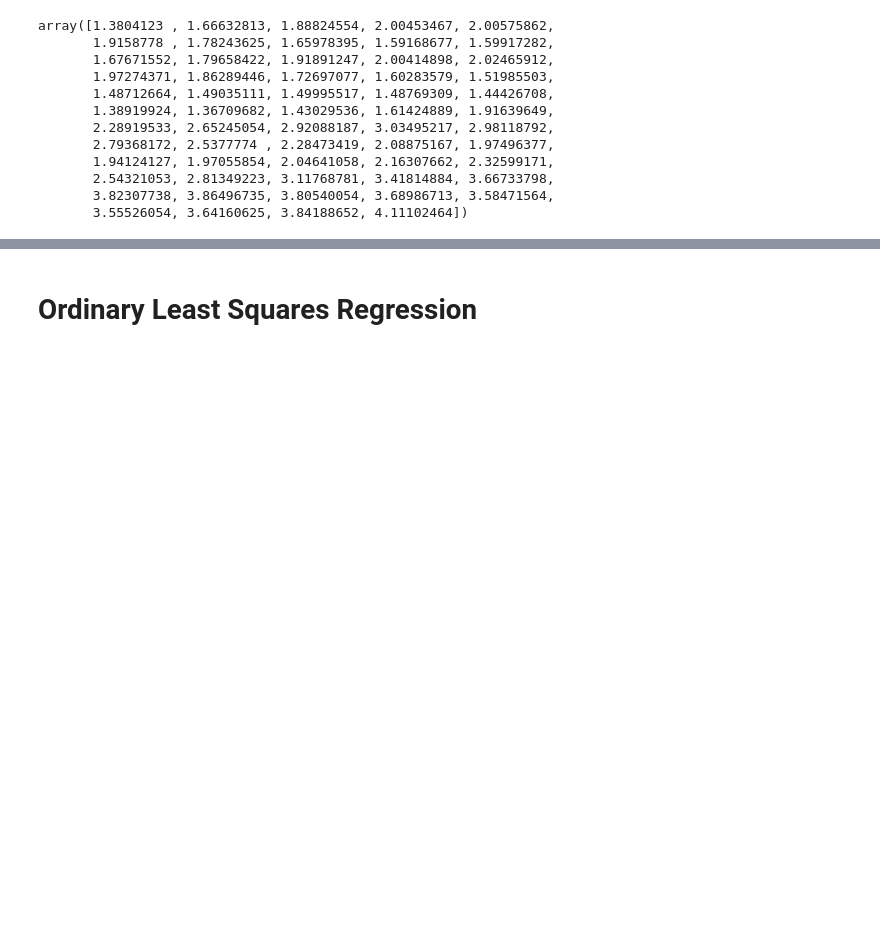
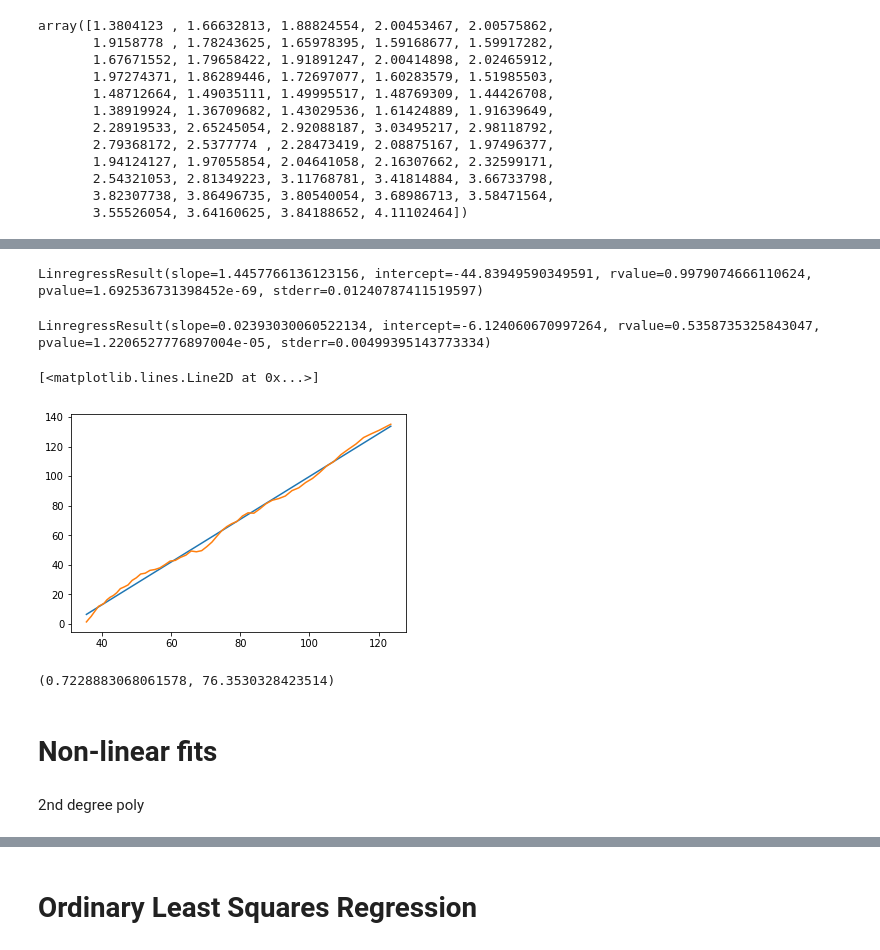
Before and after one commit to rursino/carbon-cycle-feedbacks, a Jupyter notebook: Peylin_flux/Notebooks/friedlingstein_eqns.ipynb, the cells around one changed output, grey strips where cells are left out. Cells and saved outputs as stored; diff of their text form; code cells hidden in the pictures; blank space fills up the shorter version.

```diff
--- a/Peylin_flux/Notebooks/friedlingstein_eqns.ipynb
+++ b/Peylin_flux/Notebooks/friedlingstein_eqns.ipynb
@@ -222,0 +248,23 @@ rolling_trend(pd.DataFrame({"vals": bandpass(ocean, 1/25)}, index=land.index),
+# %%
+stat = stats.linregress(CC, landd)
+stat
+# %% [output]
+LinregressResult(slope=1.4457766136123156, intercept=-44.83949590349591, rvalue=0.9979074666110624, pvalue=1.692536731398452e-69, stderr=0.01240787411519597)
+# %%
+stats.linregress(C, land)
+# %% [output]
+LinregressResult(slope=0.02393030060522134, intercept=-6.124060670997264, rvalue=0.5358735325843047, pvalue=1.2206527776897004e-05, stderr=0.00499395143773334)
+# %%
+plt.plot(CC.values, stat[0]*CC.values+stat[1])
+plt.plot(CC.values, landd.values)
+# %% [output]
+[<matplotlib.lines.Line2D at 0x...>]
+[figure, added]
+# %%
+stat[0]*0.5, stat[0]*0.5 / stats.linregress(CC, temp_med)[0]
+# %% [output]
+(0.7228883068061578, 76.3530328423514)
+# %% [markdown]
+# Non-linear fits
+# %% [markdown]
+2nd degree poly
```
Also changed, not shown: parts of 27 cells of this notebook.
